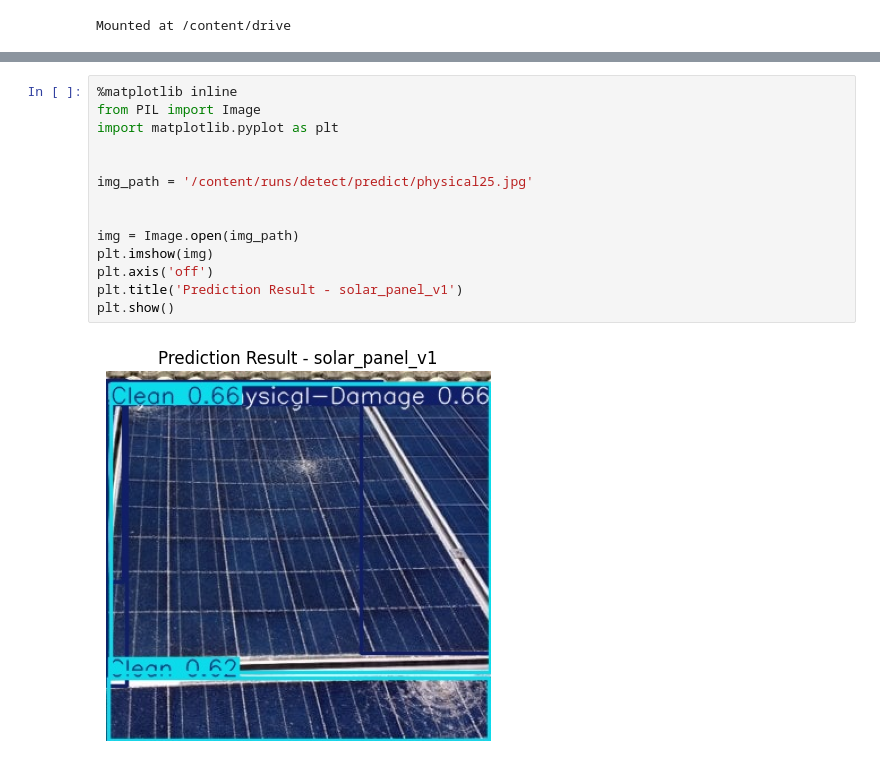
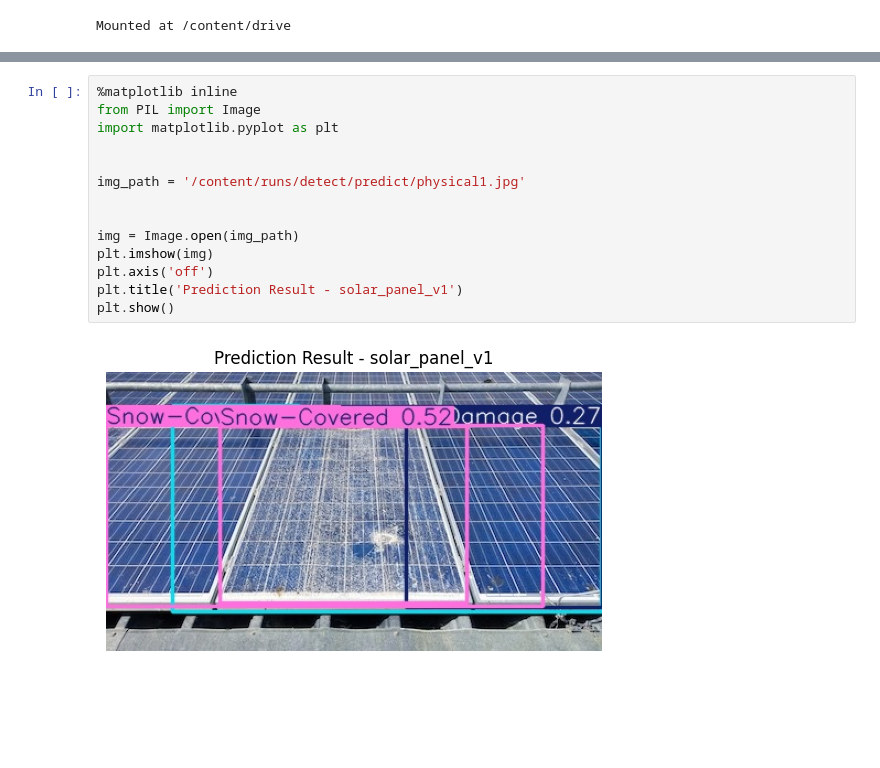
Before and after one commit to NimaNull90/Computer-Vision-Project-Group8, a Jupyter notebook: untitled8_50epochtest_v1v2Test.ipynb, the cells around one changed output, grey strips where cells are left out. Drawn from its saved outputs; the diff is of its cells as text; blank space fills up the shorter version.

```diff
--- a/untitled8_50epochtest_v1v2Test.ipynb
+++ b/untitled8_50epochtest_v1v2Test.ipynb
@@ -378,16 +379,16 @@ plt.tight_layout(); plt.show()
 # %%
 %matplotlib inline
 from PIL import Image
 import matplotlib.pyplot as plt
 
 
-img_path = '/content/runs/detect/predict/physical25.jpg'
+img_path = '/content/runs/detect/predict/physical1.jpg'
 
 
 img = Image.open(img_path)
 plt.imshow(img)
 plt.axis('off')
 plt.title('Prediction Result - solar_panel_v1')
 plt.show()
 # %% [output]
-[figure, old version]
+[figure, new version]
```
Also changed, not shown: parts of 9 cells of this notebook.
